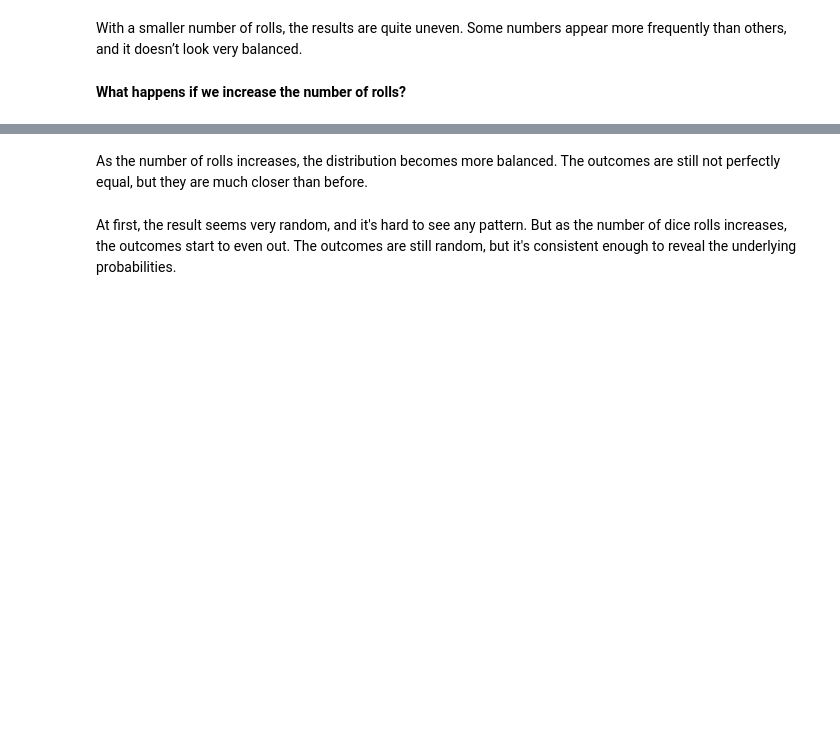
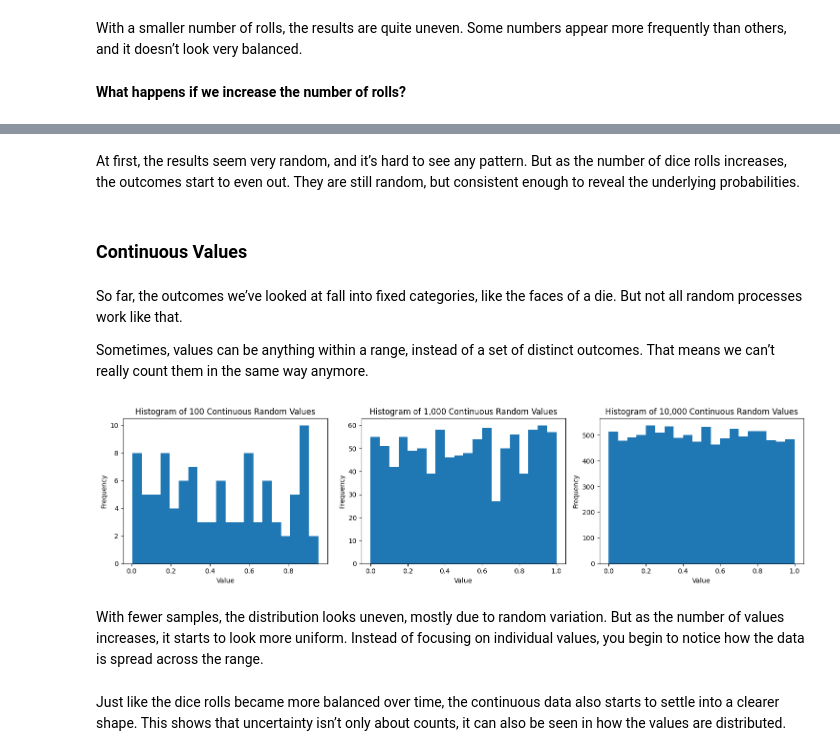
Before and after one commit to Bolajiiii/Data-Science-From-Scratch-Journey, a Jupyter notebook: chapter_6/02_the_shape_of_uncertainty.ipynb, the cells around one changed output, grey strips where cells are left out. Drawn from its saved outputs; the diff is of its cells as text; code cells hidden in the pictures; blank space fills up the shorter version.

Commit message:
Compute continuous values analysis

```diff
--- a/chapter_6/02_the_shape_of_uncertainty.ipynb
+++ b/chapter_6/02_the_shape_of_uncertainty.ipynb
@@ -45,4 +45,40 @@ plt.show()
-# %% [markdown]
-As the number of rolls increases, the distribution becomes more balanced. The outcomes are still not perfectly equal, but they are much closer than before.
 # %% [markdown]
-At first, the result seems very random, and it's hard to see any pattern. But as the number of dice rolls increases, the outcomes start to even out. The outcomes are still random, but it's consistent enough to reveal the underlying probabilities.
+At first, the results seem very random, and it’s hard to see any pattern. But as the number of dice rolls increases, the outcomes start to even out. They are still random, but consistent enough to reveal the underlying probabilities.
+# %% [markdown]
+### Continuous Values
+# %% [markdown]
+So far, the outcomes we’ve looked at fall into fixed categories, like the faces of a die. But not all random processes work like that.
+
+Sometimes, values can be anything within a range, instead of a set of distinct outcomes. That means we can’t really count them in the same way anymore.
+# %%
+fig, axes = plt.subplots(1, 3, figsize=(15, 4))
+
+# 100 data points
+continuous_data_100 = np.random.uniform(0, 1, 100)
+axes[0].hist(continuous_data_100, bins=20)
+axes[0].set_title("Histogram of 100 Continuous Random Values")
+axes[0].set_xlabel("Value")
+axes[0].set_ylabel("Frequency")
+
+# 1000 data points
+continuous_data_1000 = np.random.uniform(0, 1, 1000)
+axes[1].hist(continuous_data_1000, bins=20)
+axes[1].set_title("Histogram of 1,000 Continuous Random Values")
+axes[1].set_xlabel("Value")
+axes[1].set_ylabel("Frequency")
+
+# 10,000 data points
+continuous_data_10000 = np.random.uniform(0, 1, 10_000)
+axes[2].hist(continuous_data_10000, bins=20)
+axes[2].set_title("Histogram of 10,000 Continuous Random Values")
+axes[2].set_xlabel("Value")
+axes[2].set_ylabel("Frequency")
+
+plt.tight_layout()
+plt.show()
+# %% [output]
+[figure, added]
+# %% [markdown]
+With fewer samples, the distribution looks uneven, mostly due to random variation. But as the number of values increases, it starts to look more uniform. Instead of focusing on individual values, you begin to notice how the data is spread across the range.
+# %% [markdown]
+Just like the dice rolls became more balanced over time, the continuous data also starts to settle into a clearer shape. This shows that uncertainty isn’t only about counts, it can also be seen in how the values are distributed.
```
Also changed, not shown: parts of 3 cells of this notebook.
